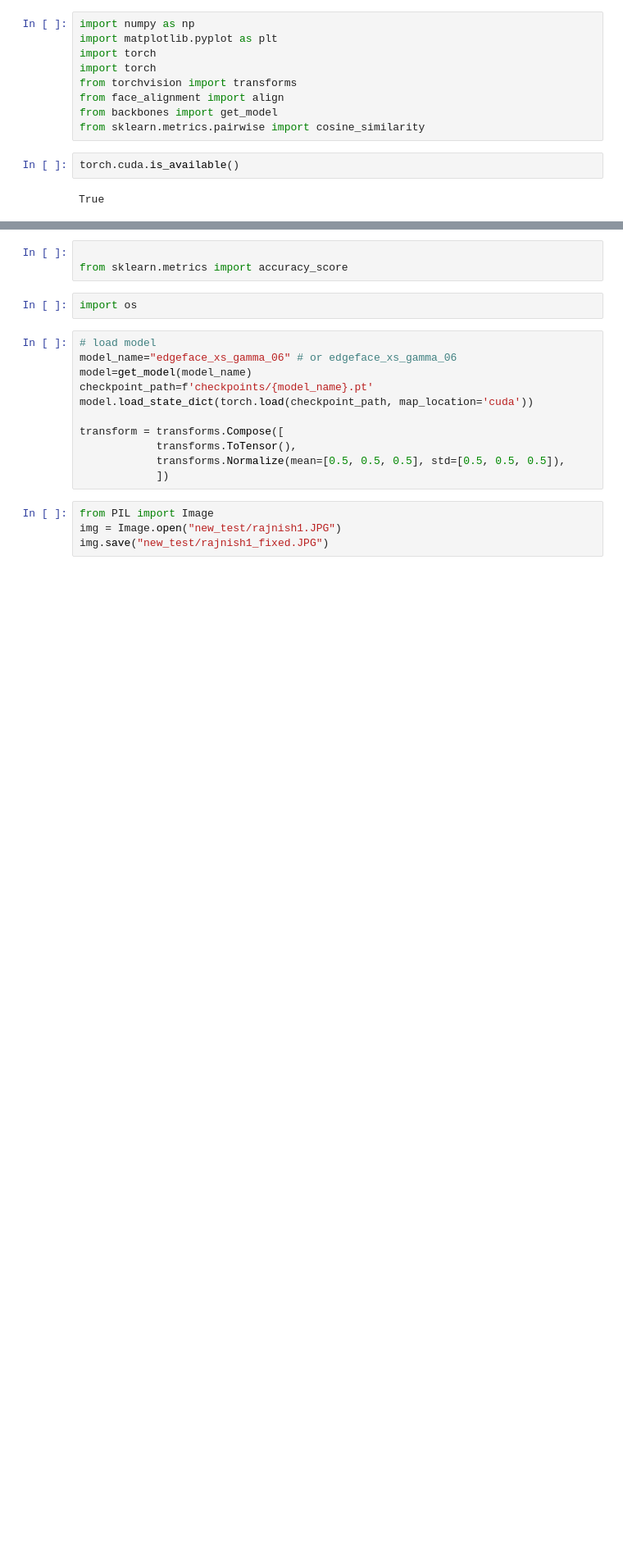
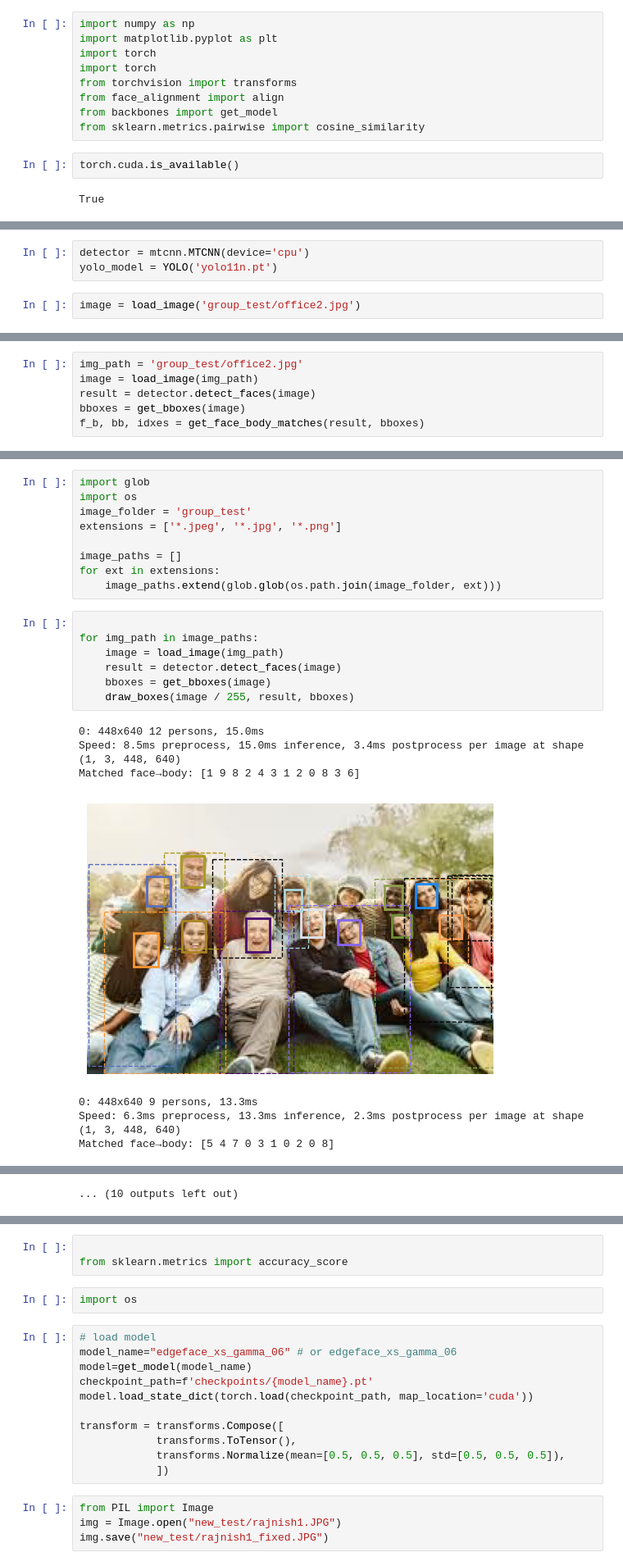
Before and after one commit to synclabs-llc/edgeface, a Jupyter notebook: test.ipynb, the cells around one changed output, grey strips where cells are left out. Shown at 82% size. Drawn from its saved outputs; the diff is of its cells as text; blank space fills up the shorter version.

Commit message:
function to match face to person

```diff
--- a/test.ipynb
+++ b/test.ipynb
@@ -13,0 +24,5 @@ True
+# %%
+detector = mtcnn.MTCNN(device='cpu')
+yolo_model = YOLO('yolo11n.pt')
+# %%
+image = load_image('group_test/office2.jpg')
@@ -13,0 +274,6 @@ True
+# %%
+img_path = 'group_test/office2.jpg'
+image = load_image(img_path)
+result = detector.detect_faces(image)
+bboxes = get_bboxes(image)
+f_b, bb, idxes = get_face_body_matches(result, bboxes)
@@ -13,0 +293,24 @@ True
+# %%
+import glob
+import os
+image_folder = 'group_test'
+extensions = ['*.jpeg', '*.jpg', '*.png']
+
+image_paths = []
+for ext in extensions:
+    image_paths.extend(glob.glob(os.path.join(image_folder, ext)))
+# %%
+
+for img_path in image_paths:
+    image = load_image(img_path)
+    result = detector.detect_faces(image)
+    bboxes = get_bboxes(image)
+    draw_boxes(image / 255, result, bboxes)
+# %% [output]
+0: 448x640 12 persons, 15.0ms
+Speed: 8.5ms preprocess, 15.0ms inference, 3.4ms postprocess per image at shape (1, 3, 448, 640)
+Matched face→body: [1 9 8 2 4 3 1 2 0 8 3 6]
+[figure, added]
+0: 448x640 9 persons, 13.3ms
+Speed: 6.3ms preprocess, 13.3ms inference, 2.3ms postprocess per image at shape (1, 3, 448, 640)
+Matched face→body: [5 4 7 0 3 1 0 2 0 8]
@@ -13,0 +334 @@ True
+... (10 outputs left out)
```
Also changed, not shown: parts of 28 cells of this notebook.
